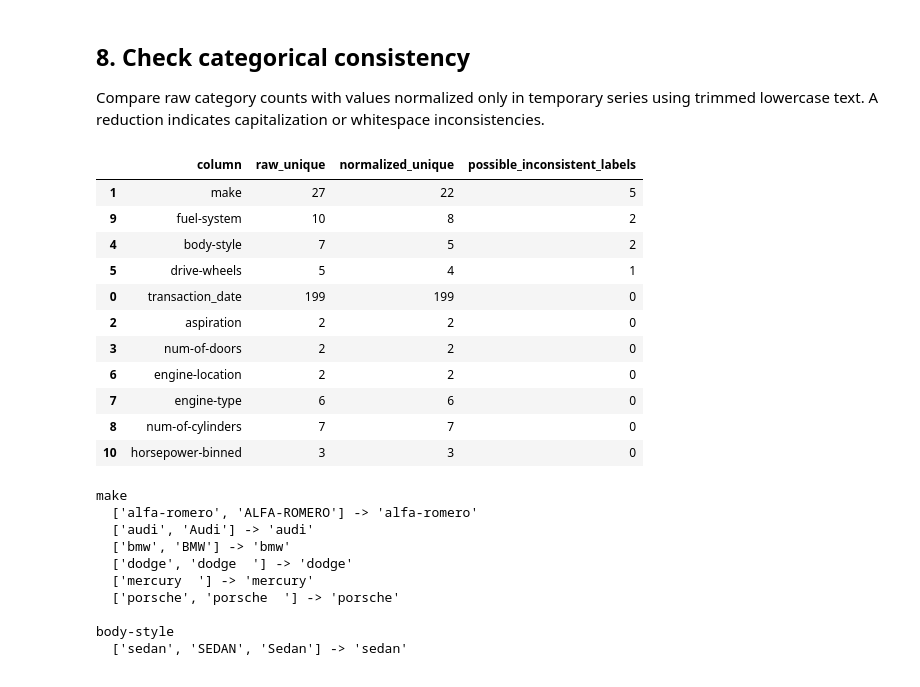
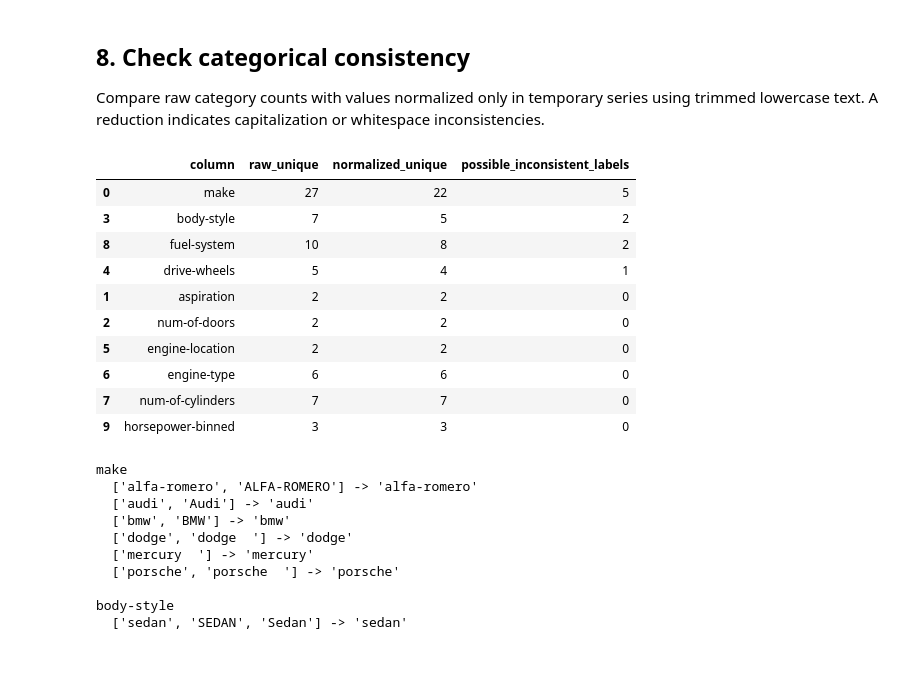
Before and after one commit to mrabbyilyas/assignment-data-pipeline-muhammad-rabby-ilyas, a Jupyter notebook: src/01_automobile_data_exploration.ipynb, the cells around one changed output. Drawn from its saved outputs; the diff is of its cells as text; code cells hidden in the pictures.

```diff
--- a/src/01_automobile_data_exploration.ipynb
+++ b/src/01_automobile_data_exploration.ipynb
@@ -258,16 +270,21 @@ display(unique_summary)
 
 Print every value for manageable columns. For high-cardinality columns, show only the 20 most frequent values to keep the notebook readable.
 # %%
-categorical_columns = df.select_dtypes(include=["object", "category"]).columns.tolist()
+categorical_columns = [
+    column for column in df.columns
+    if not pd.api.types.is_numeric_dtype(df[column])
+]
+category_value_columns = [
+    column for column in categorical_columns if column != "transaction_date"
+]
 
-for column in categorical_columns:
+for column in category_value_columns:
     counts = df[column].value_counts(dropna=False)
     print("\n" + "=" * 80)
     print(f"{column}: {df[column].nunique(dropna=True)} unique non-null values")
-    if len(counts) <= 30:
-        display(counts.rename("count").to_frame())
-    else:
+    shown_counts = counts if len(counts) <= 30 else counts.head(20)
+    if len(counts) > 30:
         print("High-cardinality column — showing the 20 most frequent values.")
-        display(counts.head(20).rename("count").to_frame())
+    print(shown_counts.rename("count").to_string())
 # %% [output]
 ================================================================================
@@ -352,12 +316,7 @@ low_cardinality_numeric = [
 
 for column in low_cardinality_numeric:
     print(f"\n{column}")
-    display(
-        df[column]
-        .value_counts(dropna=False)
-        .sort_index()
-        .rename("count")
-        .to_frame()
-    )
+    counts = df[column].value_counts(dropna=False).sort_index().rename("count")
+    print(counts.to_string())
 # %% [output]
 symboling
@@ -386,34 +344,33 @@ Compare raw category counts with values normalized only in temporary series usin
 # %%
 consistency_rows = []
 
-for column in categorical_columns:
+for column in category_value_columns:
     raw_values = df[column].dropna().astype(str)
     normalized_values = raw_values.str.strip().str.lower()
     raw_unique = raw_values.nunique()
     normalized_unique = normalized_values.nunique()
     consistency_rows.append({
         "column": column,
         "raw_unique": raw_unique,
         "normalized_unique": normalized_unique,
         "possible_inconsistent_labels": raw_unique - normalized_unique,
     })
 
 consistency_summary = (
     pd.DataFrame(consistency_rows)
     .sort_values("possible_inconsistent_labels", ascending=False)
 )
 display(consistency_summary)
 # %% [output]
 |  | column | raw_unique | normalized_unique | possible_inconsistent_labels |
-| 1 | make | 27 | 22 | 5 |
-| 9 | fuel-system | 10 | 8 | 2 |
-| 4 | body-style | 7 | 5 | 2 |
-| 5 | drive-wheels | 5 | 4 | 1 |
-| 0 | transaction_date | 199 | 199 | 0 |
-| 2 | aspiration | 2 | 2 | 0 |
-| 3 | num-of-doors | 2 | 2 | 0 |
-| 6 | engine-location | 2 | 2 | 0 |
-| 7 | engine-type | 6 | 6 | 0 |
-| 8 | num-of-cylinders | 7 | 7 | 0 |
-| 10 | horsepower-binned | 3 | 3 | 0 |
+| 0 | make | 27 | 22 | 5 |
+| 3 | body-style | 7 | 5 | 2 |
+| 8 | fuel-system | 10 | 8 | 2 |
+| 4 | drive-wheels | 5 | 4 | 1 |
+| 1 | aspiration | 2 | 2 | 0 |
+| 2 | num-of-doors | 2 | 2 | 0 |
+| 5 | engine-location | 2 | 2 | 0 |
+| 6 | engine-type | 6 | 6 | 0 |
+| 7 | num-of-cylinders | 7 | 7 | 0 |
+| 9 | horsepower-binned | 3 | 3 | 0 |
 # %%
```
Also changed, not shown: parts of 16 cells of this notebook, 6 other files.
